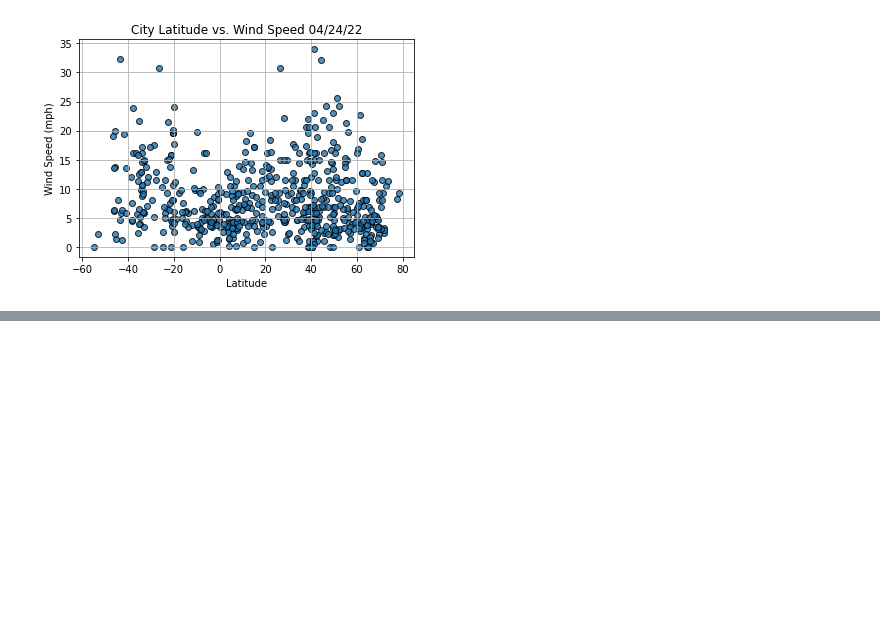
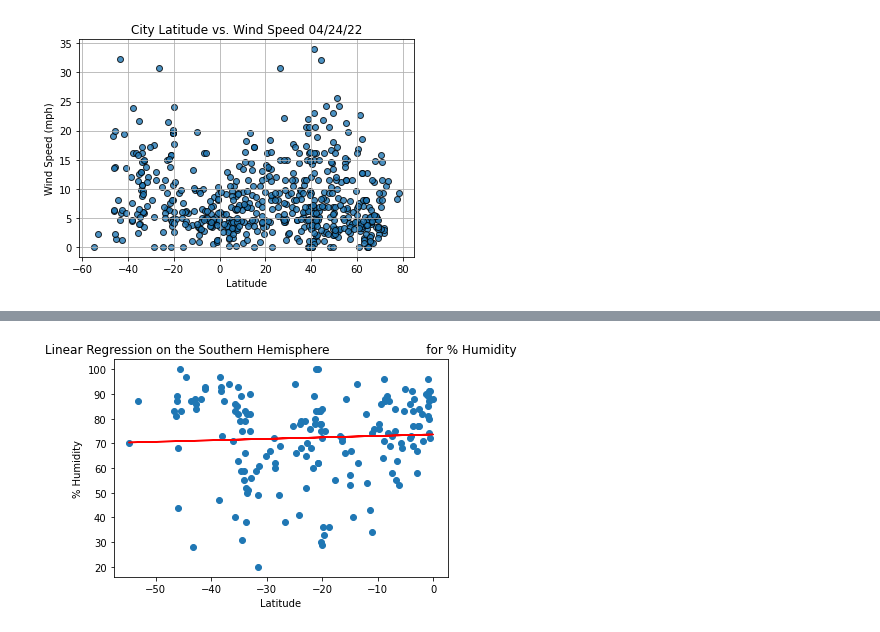
Before and after one commit to kozah346/World_Weather_Analysis, a Jupyter notebook: WeatherPy.ipynb, the cells around one changed output, grey strips where cells are left out. Saved outputs shown, nothing was run; the diff lists cells and outputs as text; code cells hidden in the pictures; blank space fills up the shorter version.

```diff
--- a/WeatherPy.ipynb
+++ b/WeatherPy.ipynb
@@ -255,0 +310,10 @@ plt.show()
+# %%
+# Linear regression on the Southern Hemisphere
+x_values = southern_hemi_df["Lat"]
+y_values = southern_hemi_df["Humidity"]
+# Call the function.
+plot_linear_regression(x_values, y_values,
+                       'Linear Regression on the Southern Hemisphere \
+                        for % Humidity', '% Humidity',(-50,15))
+# %% [output]
+[figure, added]
```
Also changed, not shown: parts of 8 cells of this notebook.
